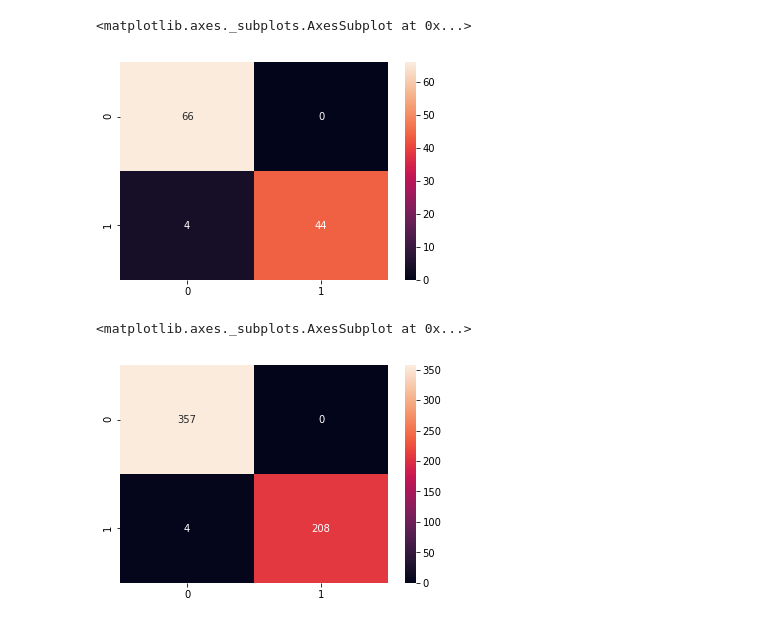
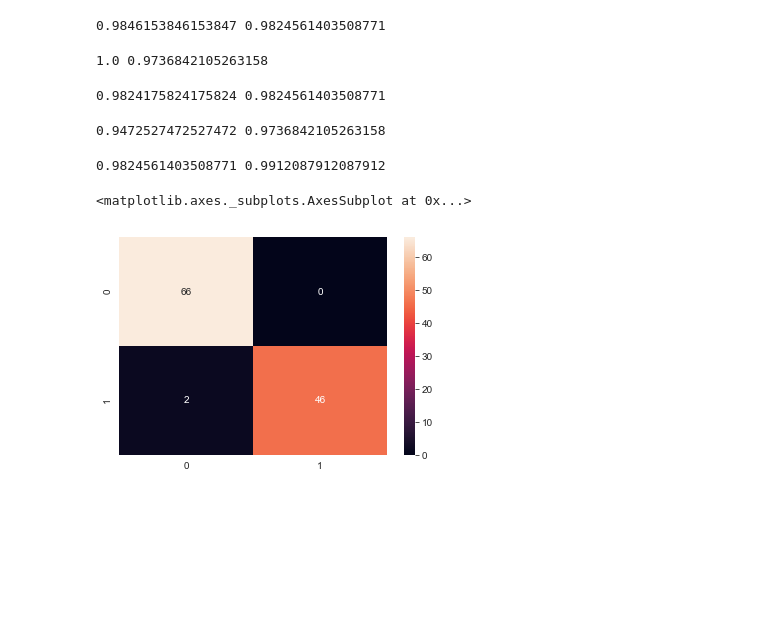
Before and after one commit to PatrickFahy99/Projects, a Jupyter notebook: Non-Finance/Cancer_classification.ipynb, the cells around one changed output. Saved outputs shown, nothing was run; the diff lists cells and outputs as text; code cells hidden in the pictures; blank space fills up the shorter version.

```diff
--- a/Non-Finance/Cancer_classification.ipynb
+++ b/Non-Finance/Cancer_classification.ipynb
@@ -75,15 +176,57 @@ y_predict = model.predict(X_test)
+# %%
+model2 = svm.SVC(probability=True)
+cross_val_score(model2, X_train, y_train, scoring='accuracy', cv=kf, n_jobs=-1)
+
+model2.fit(X_train, y_train)
+
+print(model2.score(X_train,y_train), model2.score(X_test,y_test))
+# %% [output]
+0.9846153846153847 0.9824561403508771
+# %%
+model3 = ensemble.RandomForestClassifier()
+cross_val_score(model3, X_train, y_train, scoring='accuracy', cv=kf, n_jobs=-1)
+
+model3.fit(X_train, y_train)
+
+print(model3.score(X_train,y_train), model3.score(X_test,y_test))
+# %% [output]
+1.0 0.9736842105263158
+# %%
+model4 = linear_model.LogisticRegressionCV()
+cross_val_score(model4, X_train, y_train, scoring='accuracy', cv=kf, n_jobs=-1)
+
+model4.fit(X_train, y_train)
+
+print(model4.score(X_train,y_train), model4.score(X_test,y_test))
+# %% [output]
+0.9824175824175824 0.9824561403508771
+# %%
+model5 = linear_model.SGDClassifier()
+cross_val_score(model5, X_train, y_train, scoring='accuracy', cv=kf, n_jobs=-1)
+
+model5.fit(X_train, y_train)
+
+print(model5.score(X_train,y_train), model5.score(X_test,y_test))
+# %% [output]
+0.9472527472527472 0.9736842105263158
+# %%
+from sklearn.ensemble import VotingClassifier
+
+# Join these models together
+eclf1 = VotingClassifier([('a',model1),('b',model2),('c',model3),('d',model4),('e',model5)],
+                        voting = 'hard')
+eclf1 = eclf1.fit(X_train, y_train)
+
+eclf1.predict(X_test)
+print(eclf1.score(X_test,y_test),eclf1.score(X_train,y_train))
+# %% [output]
+0.9824561403508771 0.9912087912087912
 # %%
+# See how this model performs on the test set
 from sklearn.metrics import confusion_matrix
 
-cm = confusion_matrix(y_test,y_predict)
+cm = confusion_matrix(y_test,eclf1.predict(X_test))
 sns.heatmap(cm, annot = True)
 # %% [output]
 <matplotlib.axes._subplots.AxesSubplot at 0x...>
-[figure, old version]
+[figure, new version]
-# %%
-y_full = model.predict(X)
-cm = confusion_matrix(y,y_full)
-sns.heatmap(cm, annot = True, fmt='g')
-# %% [output]
-<matplotlib.axes._subplots.AxesSubplot at 0x...>
-[figure, removed]
```
Also changed, not shown: parts of 22 cells of this notebook.
